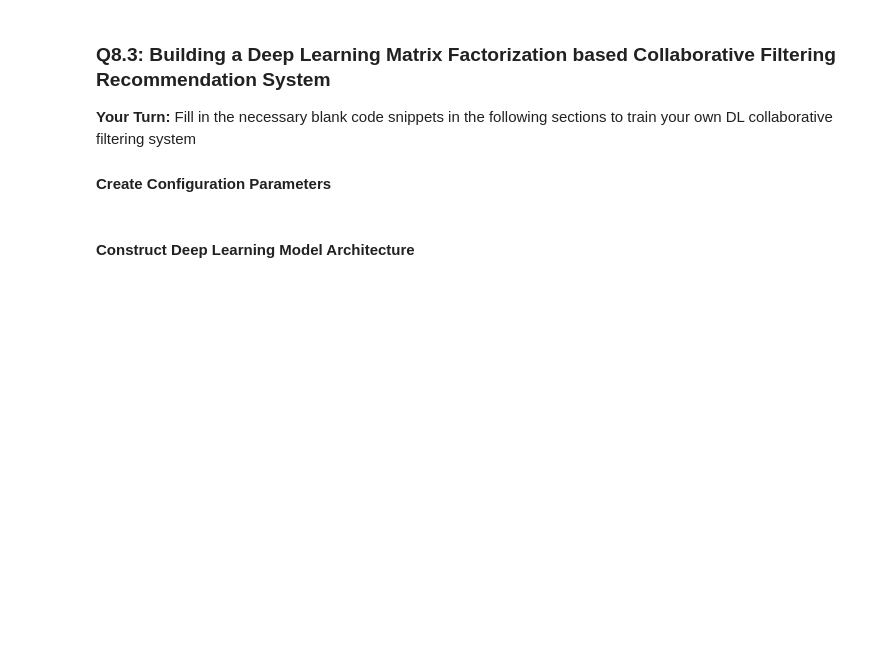
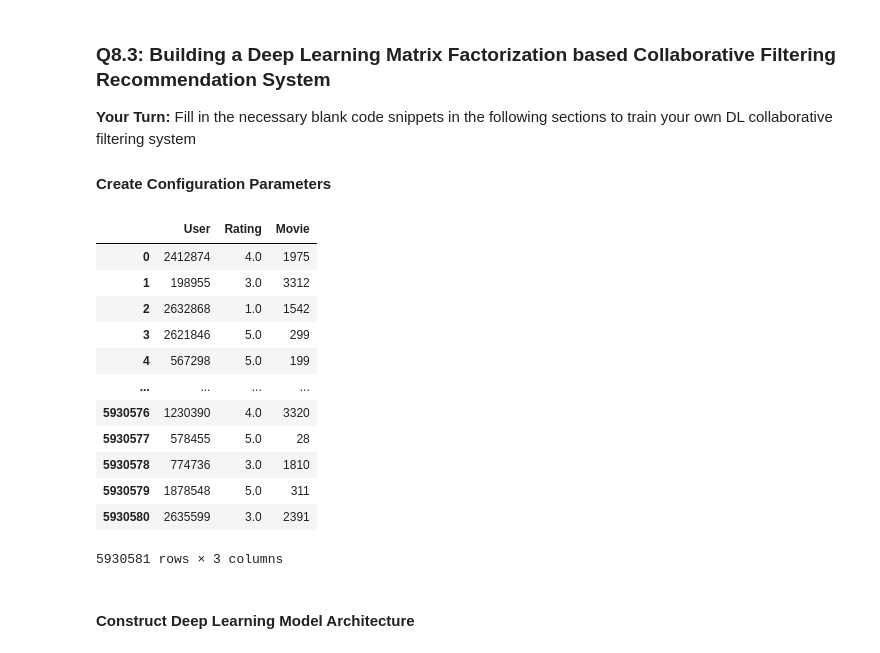
Before and after one commit to rscott1989/mec-mini-projects, a Jupyter notebook: mec-17.4.1-recommendation-systems-mini-project/Mini_Project_Recommendation_Systems.ipynb, the cells around one changed output. Saved outputs shown, nothing was run; the diff lists cells and outputs as text; code cells hidden in the pictures; blank space fills up the shorter version.

```diff
--- a/mec-17.4.1-recommendation-systems-mini-project/Mini_Project_Recommendation_Systems.ipynb
+++ b/mec-17.4.1-recommendation-systems-mini-project/Mini_Project_Recommendation_Systems.ipynb
@@ -773,6 +840,22 @@ __Your Turn:__ Fill in the necessary blank code snippets in the following sectio
 # Create user and movie-id mapping to convert to numbers
 user_id_mapping = {id:i for i, id in enumerate(df_filtered['User'].unique())}
 movie_id_mapping = {id:i for i, id in enumerate(df_filtered['Movie'].unique())}
+# %%
+df_filtered
+# %% [output]
+|  | User | Rating | Movie |
+| 0 | 2412874 | 4.0 | 1975 |
+| 1 | 198955 | 3.0 | 3312 |
+| 2 | 2632868 | 1.0 | 1542 |
+| 3 | 2621846 | 5.0 | 299 |
+| 4 | 567298 | 5.0 | 199 |
+| ... | ... | ... | ... |
+| 5930576 | 1230390 | 4.0 | 3320 |
+| 5930577 | 578455 | 5.0 | 28 |
+| 5930578 | 774736 | 3.0 | 1810 |
+| 5930579 | 1878548 | 5.0 | 311 |
+| 5930580 | 2635599 | 3.0 | 2391 |
+5930581 rows × 3 columns
 # %%
 # use dataframe map function to map users & movies to mapped ids based on above mapping
 train_user_data = df_train['User'].map(user_id_mapping)
```
Also changed, not shown: parts of 40 cells of this notebook.
